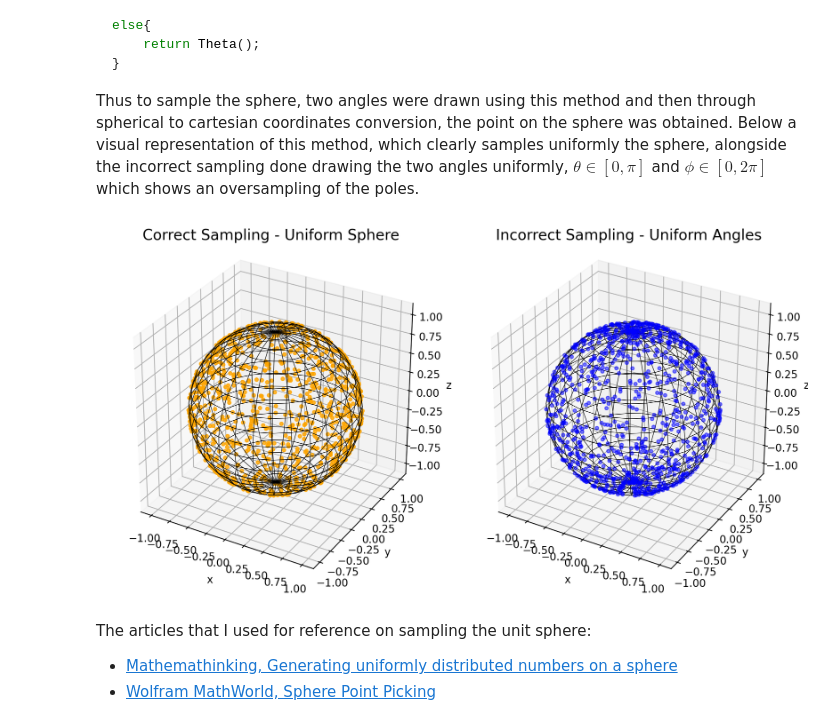
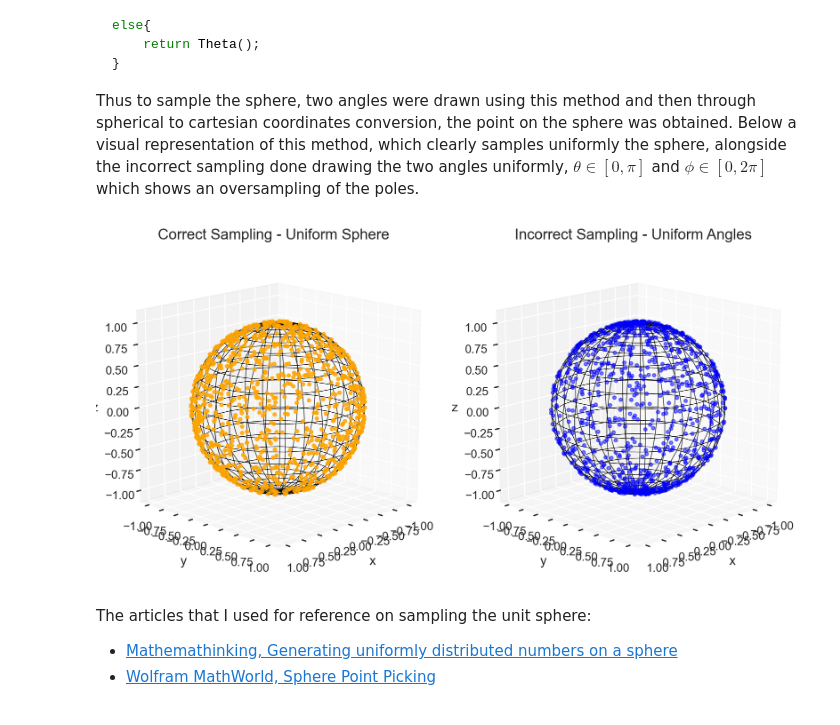
Before and after one commit to tommasoperitoree/Numerical_Simulation_Laboratory, a Jupyter notebook: LSN_02/LSN_02.ipynb, the cells around one changed output. Cells and saved outputs as stored; diff of their text form; code cells hidden in the pictures.

```diff
--- a/LSN_02/LSN_02.ipynb
+++ b/LSN_02/LSN_02.ipynb
@@ -17,6 +17,8 @@ from scipy.optimize import curve_fit
 from scipy.stats import chi2, norm, cauchy
 
 %config InlineBackend.figure_format = 'retina'
+import seaborn as sns
+sns.set_theme(style='darkgrid')
 # %% [markdown]
 # Exercise 2
 # %% [markdown]
@@ -336,35 +338,42 @@ z = np.cos(theta)
 
 # Plot the scatter plot for uniformly sampled points on the unit sphere
 ax1 = fig.add_subplot(1, 2, 1, projection='3d')
 ax1.set_title('Correct Sampling - Uniform Sphere', size=14)
 ax1.scatter(x, y, z, s=10, c="orange", alpha=0.8)  # Scatter plot for the points
 ax1.plot_wireframe(xx, yy, zz, lw=0.5, color="black")  # Add the unit sphere wireframe
 ax1.set_xlabel("x")
 ax1.set_ylabel("y")
 ax1.set_zlabel("z")
 ax1.set_box_aspect([1, 1, 1])  # Maintain cubic aspect ratio
+# Customize 3D plot appearance
+ax1.set_facecolor('white')
+ax1.view_init(elev=15, azim=45)
+ax1.grid(True)
 
 # Incorrect sampling method for comparison
 theta_incorrect = np.random.uniform(0, np.pi, num_points)  # Uniformly drawn polar angle
 phi_incorrect = np.random.uniform(0, 2 * np.pi, num_points)  # Uniformly drawn azimuthal angle
 
 x_incorrect = np.sin(theta_incorrect) * np.cos(phi_incorrect)
 y_incorrect = np.sin(theta_incorrect) * np.sin(phi_incorrect)
 z_incorrect = np.cos(theta_incorrect)
 
 ax2 = fig.add_subplot(1, 2, 2, projection='3d')  # Add a second subplot for incorrect sampling
 ax2.set_title('Incorrect Sampling - Uniform Angles', size=14)
 ax2.scatter(x_incorrect, y_incorrect, z_incorrect, s=10, c="blue", alpha=0.5)  # Scatter plot for points with incorrect distribution
 ax2.plot_wireframe(xx, yy, zz, lw=0.5, color="black")  # Add the unit sphere wireframe
 ax2.set_xlabel("x")
 ax2.set_ylabel("y")
 ax2.set_zlabel("z")
 ax2.set_box_aspect([1, 1, 1])  # Maintain cubic aspect ratio
-
+# Customize 3D plot appearance
+ax2.set_facecolor('white')
+ax2.view_init(elev=15, azim=45)
+ax2.grid(True)
 plt.tight_layout()  # Adjust layout to avoid overlapping
 plt.show()  # Display the plots
 # %% [output]
-[figure, old version]
+[figure, new version]
 # %% [markdown]
 The articles that I used for reference on sampling the unit sphere:
 - [Mathemathinking, Generating uniformly distributed numbers on a sphere](http://corysimon.github.io/articles/uniformdistn-on-sphere/)
```
Also changed, not shown: parts of 7 cells of this notebook.
